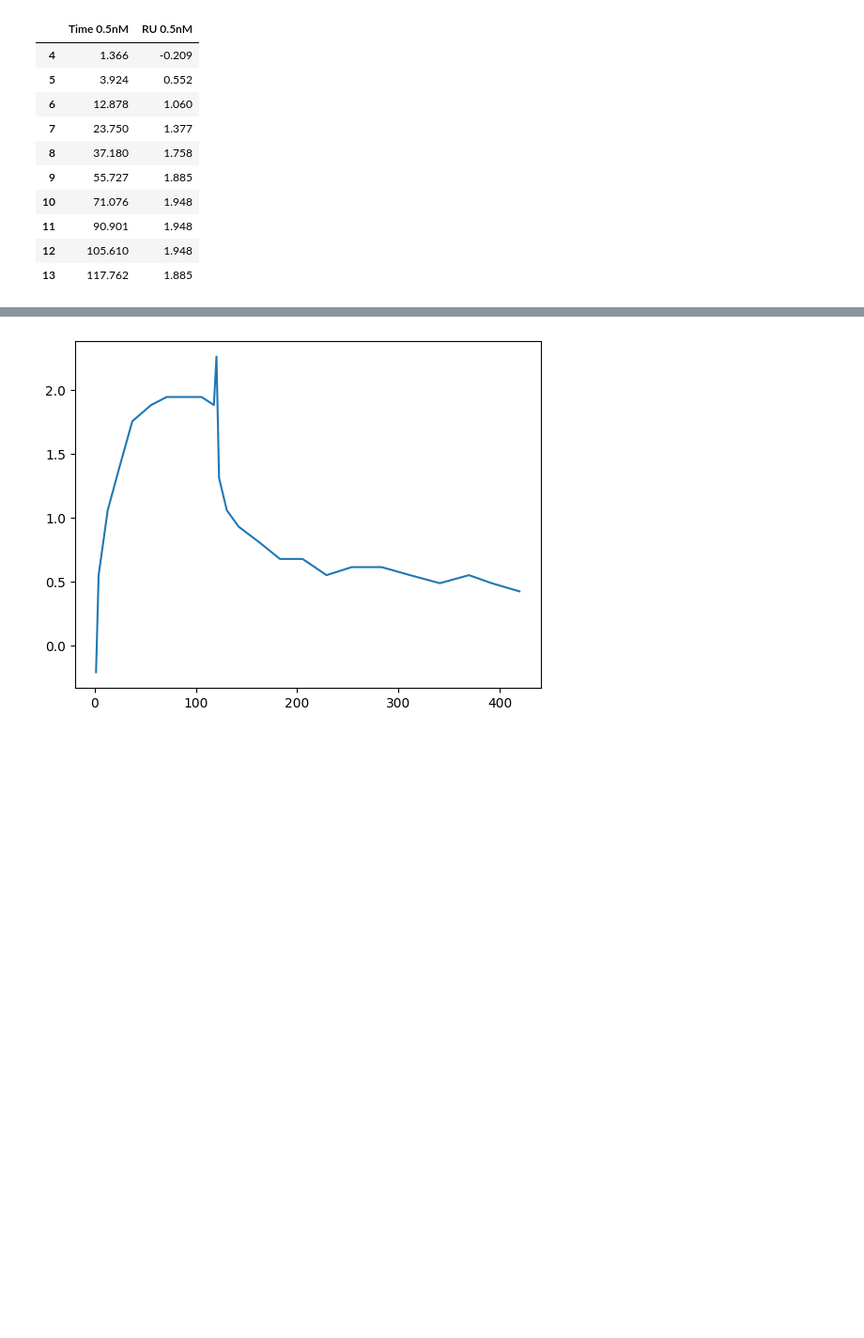
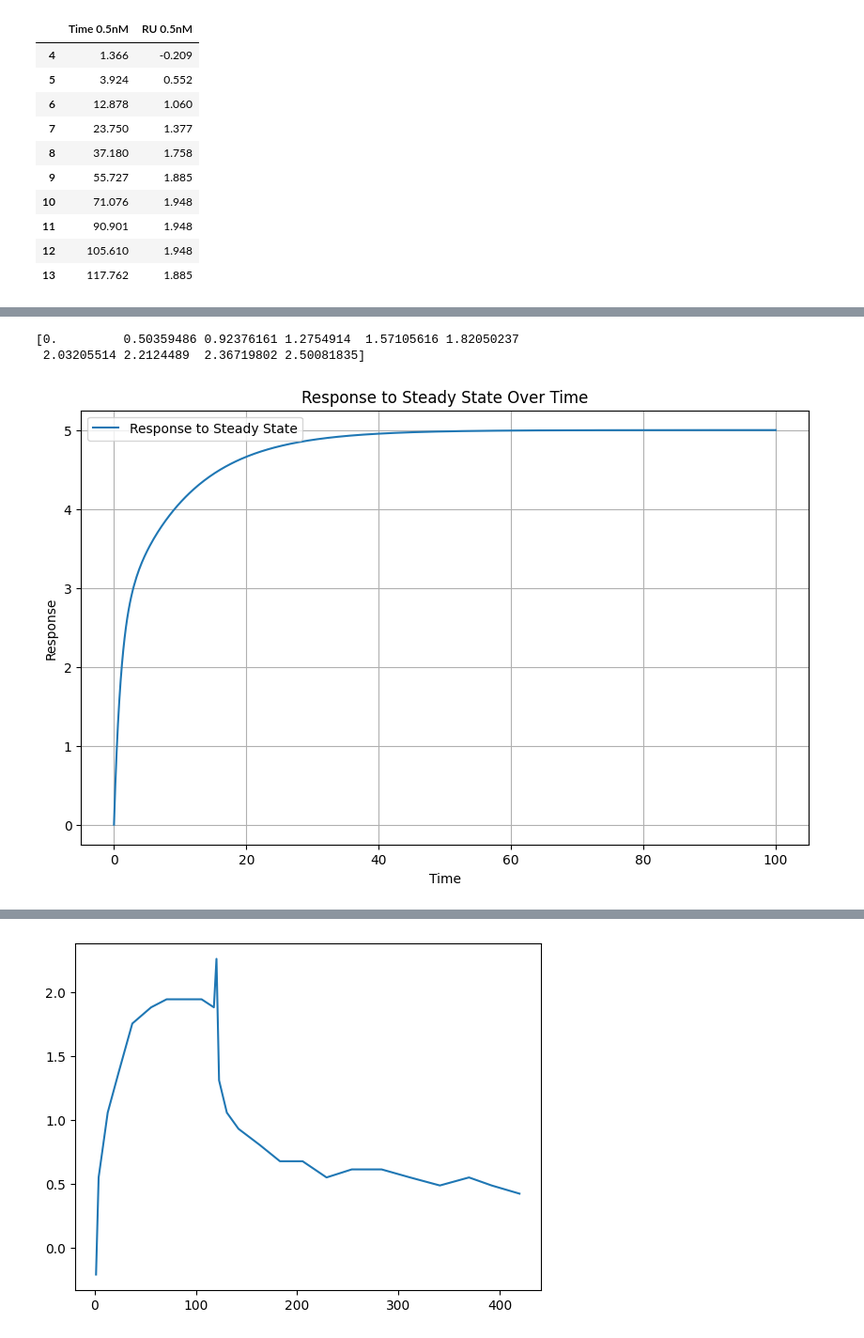
Before and after one commit to Ara101/Data_extraction_kinetic_signaling_data, a Jupyter notebook: code/python/rate_kinetics_0.ipynb, the cells around one changed output, grey strips where cells are left out. Shown at 94% size. Saved outputs shown, nothing was run; the diff lists cells and outputs as text; code cells hidden in the pictures; blank space fills up the shorter version.

```diff
--- a/code/python/rate_kinetics_0.ipynb
+++ b/code/python/rate_kinetics_0.ipynb
@@ -381,0 +403,29 @@ Fitted parameters:  [-1.66470400e+02  4.13407674e+01  2.00000000e-01  4.82363384
+# %%
+# Example for response to steady state
+
+# Parameters
+y_initial = 0.0
+y_final = 5.0
+D = 0.5
+kon = 1.0
+koff = 0.1
+t = np.linspace(0, 100, 500)
+
+# Calculate response
+response = y_final * ((1 - D * np.exp(-kon * t)) + (D - 1) * np.exp(-koff * t)) + y_initial
+
+# Print some response values for debugging
+print(response[:10])
+# Plot
+plt.figure(figsize=(10, 6))
+plt.plot(t, response, label='Response to Steady State')
+plt.title('Response to Steady State Over Time')
+plt.xlabel('Time')
+plt.ylabel('Response')
+plt.legend()
+plt.grid(True)
+plt.show()
+# %% [output]
+[0.         0.50359486 0.92376161 1.2754914  1.57105616 1.82050237
+ 2.03205514 2.2124489  2.36719802 2.50081835]
+[figure, added]
```
Also changed, not shown: parts of 9 cells of this notebook, 1 other file.
